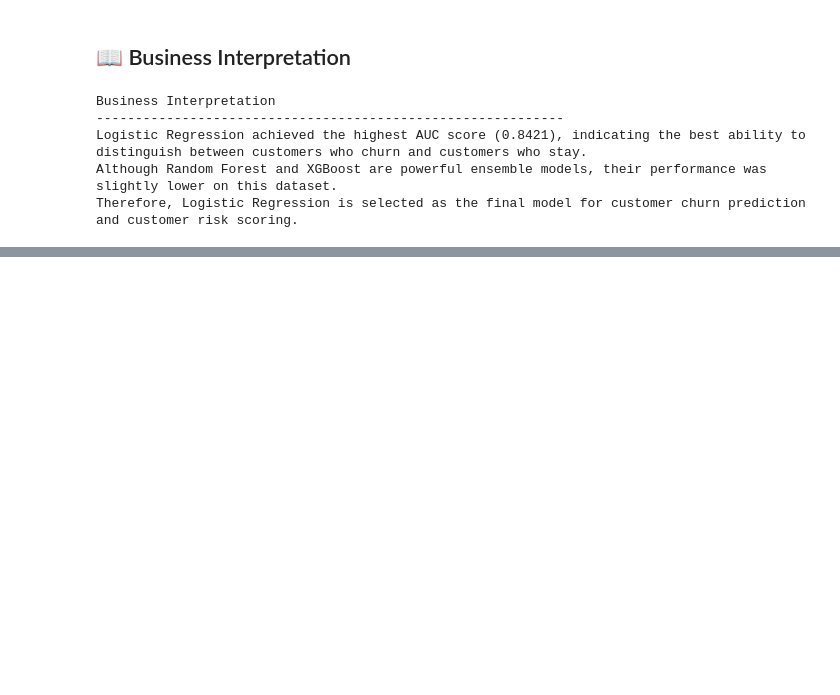
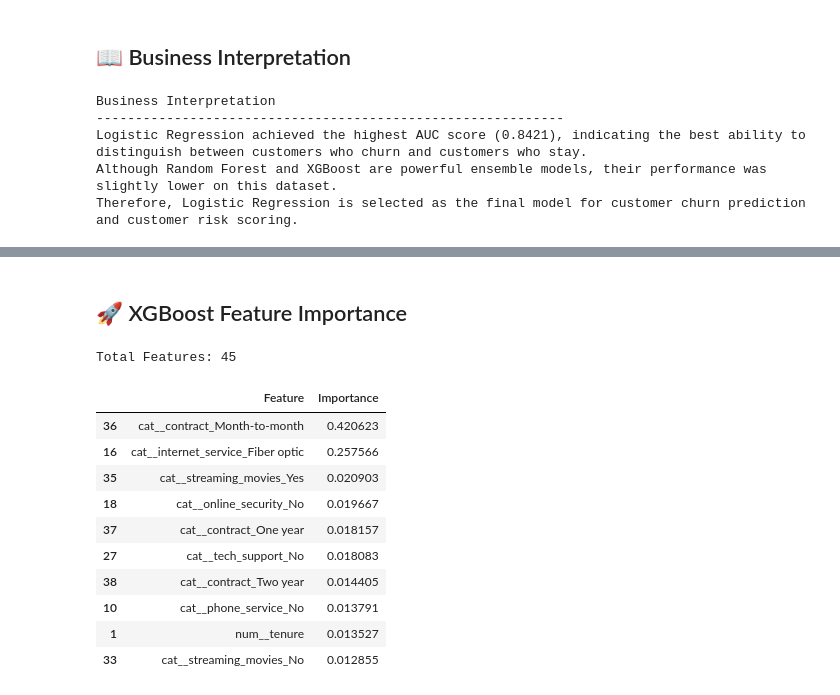
Before and after one commit to devisriparvathi-junjuri/Customer_Churn_Analytics, a Jupyter notebook: ML_Model/03_Model_Evaluation.ipynb, the cells around one changed output, grey strips where cells are left out. Cells and saved outputs as stored; diff of their text form; code cells hidden in the pictures; blank space fills up the shorter version.

```diff
--- a/ML_Model/03_Model_Evaluation.ipynb
+++ b/ML_Model/03_Model_Evaluation.ipynb
@@ -212,0 +273,2 @@ Therefore, Logistic Regression is selected as the final model for customer churn
+# %% [markdown]
+## 🚀 XGBoost Feature Importance
@@ -212,0 +281,31 @@ Therefore, Logistic Regression is selected as the final model for customer churn
+# %%
+# Get transformed feature names
+xgb_feature_names = xgb_preprocessor.get_feature_names_out()
+
+print("Total Features:", len(xgb_feature_names))
+# %% [output]
+Total Features: 45
+# %%
+xgb_feature_importance = pd.DataFrame({
+    "Feature": xgb_feature_names,
+    "Importance": xgb_model.feature_importances_
+})
+
+xgb_feature_importance = xgb_feature_importance.sort_values(
+    by="Importance",
+    ascending=False
+)
+
+xgb_feature_importance.head(10)
+# %% [output]
+|  | Feature | Importance |
+| 36 | cat__contract_Month-to-month | 0.420623 |
+| 16 | cat__internet_service_Fiber optic | 0.257566 |
+| 35 | cat__streaming_movies_Yes | 0.020903 |
+| 18 | cat__online_security_No | 0.019667 |
+| 37 | cat__contract_One year | 0.018157 |
+| 27 | cat__tech_support_No | 0.018083 |
+| 38 | cat__contract_Two year | 0.014405 |
+| 10 | cat__phone_service_No | 0.013791 |
+| 1 | num__tenure | 0.013527 |
+| 33 | cat__streaming_movies_No | 0.012855 |
```
Also changed, not shown: parts of 11 cells of this notebook.
